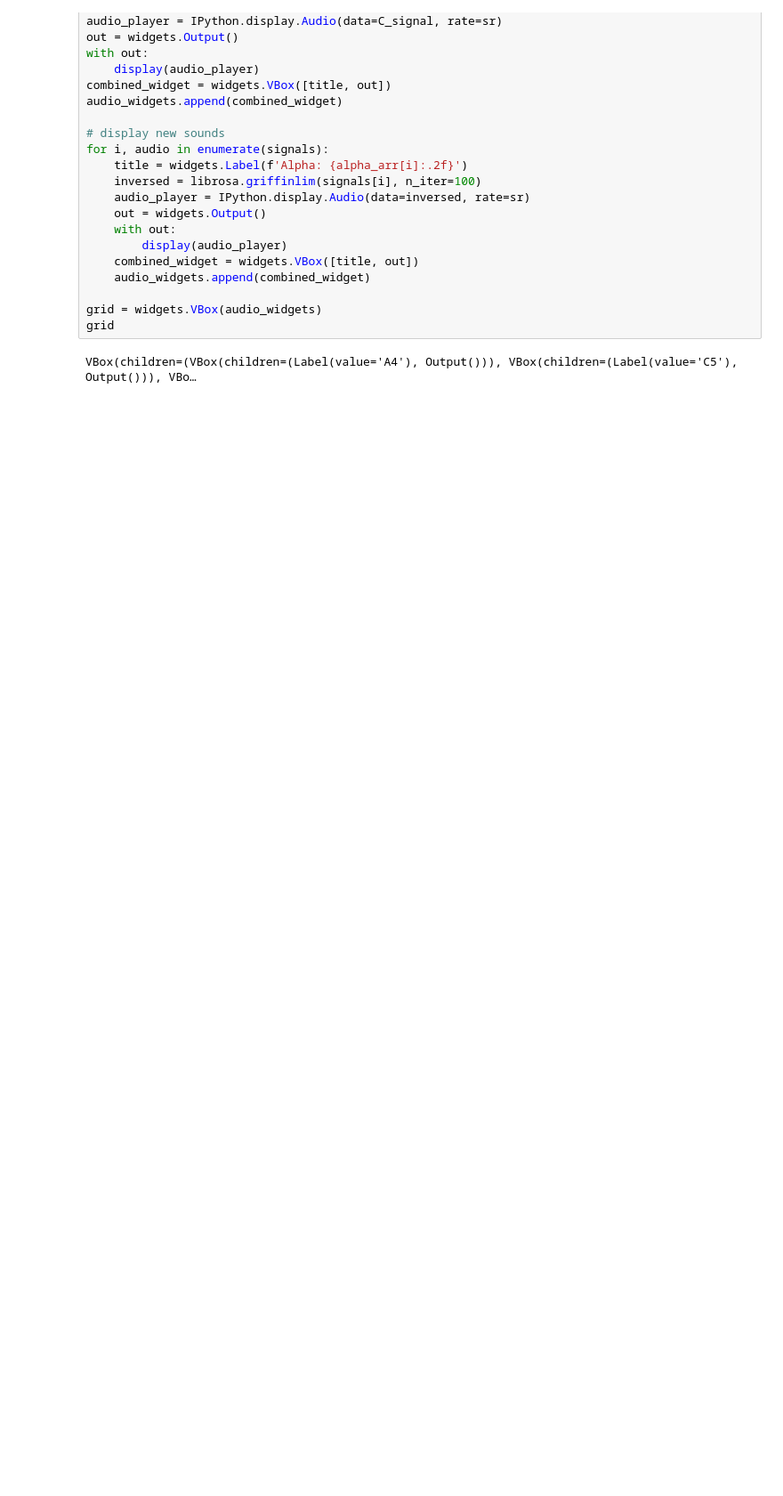
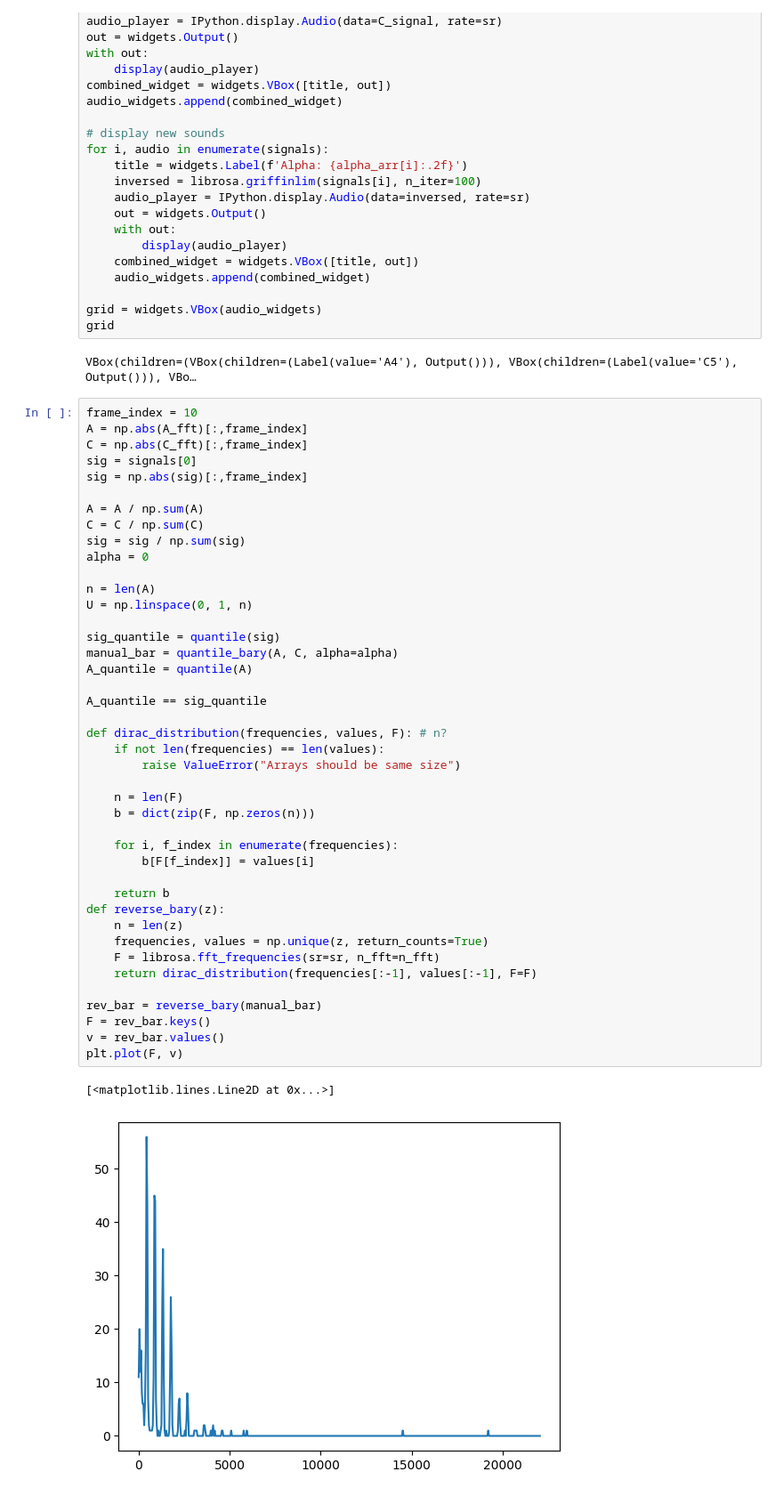
Before and after one commit to zaquastier/audio_1D_transport, a Jupyter notebook: audio_ot_lab.ipynb, the cells around one changed output. Shown at 89% size. Cells and saved outputs as stored; diff of their text form; blank space fills up the shorter version.

Commit message:
Work on reversing quantile

```diff
--- a/audio_ot_lab.ipynb
+++ b/audio_ot_lab.ipynb
@@ -254,3 +268,48 @@ grid = widgets.VBox(audio_widgets)
 grid
 # %% [output]
 VBox(children=(VBox(children=(Label(value='A4'), Output())), VBox(children=(Label(value='C5'), Output())), VBo…
+# %%
+frame_index = 10
+A = np.abs(A_fft)[:,frame_index]
+C = np.abs(C_fft)[:,frame_index]
+sig = signals[0]
+sig = np.abs(sig)[:,frame_index]
+
+A = A / np.sum(A)
+C = C / np.sum(C)
+sig = sig / np.sum(sig)
+alpha = 0
+
+n = len(A)
+U = np.linspace(0, 1, n)
+
+sig_quantile = quantile(sig)
+manual_bar = quantile_bary(A, C, alpha=alpha)
+A_quantile = quantile(A)
+
+A_quantile == sig_quantile
+
+def dirac_distribution(frequencies, values, F): # n?
+    if not len(frequencies) == len(values):
+        raise ValueError("Arrays should be same size")
+
+    n = len(F)
+    b = dict(zip(F, np.zeros(n)))
+
+    for i, f_index in enumerate(frequencies):
+        b[F[f_index]] = values[i]
+
+    return b
+def reverse_bary(z):
+    n = len(z)
+    frequencies, values = np.unique(z, return_counts=True)
+    F = librosa.fft_frequencies(sr=sr, n_fft=n_fft)
+    return dirac_distribution(frequencies[:-1], values[:-1], F=F)
+
+rev_bar = reverse_bary(manual_bar)
+F = rev_bar.keys()
+v = rev_bar.values()
+plt.plot(F, v)
+# %% [output]
+[<matplotlib.lines.Line2D at 0x...>]
+[figure, added]
```
Also changed, not shown: parts of 3 cells of this notebook.
